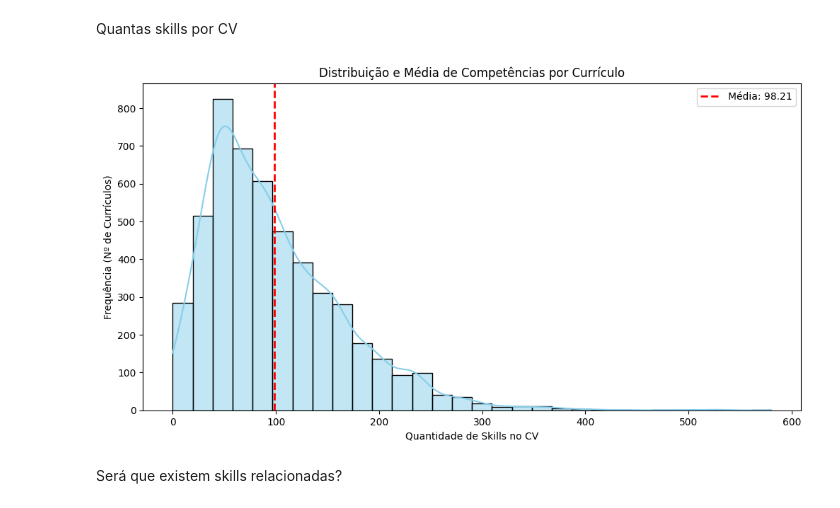
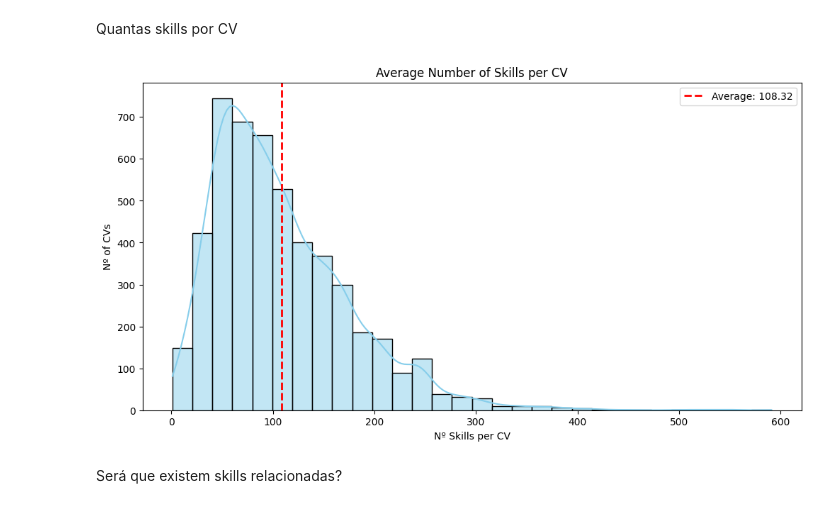
Before and after one commit to danielpiresribeiro123-code/cv_analyser_research, a Jupyter notebook: EDA_raw.ipynb, the cells around one changed output. Cells and saved outputs as stored; diff of their text form; code cells hidden in the pictures.

```diff
--- a/EDA_raw.ipynb
+++ b/EDA_raw.ipynb
@@ -107,3 +109,11 @@ df_skills['skills_list'] = df_skills['annotations'].apply(extract_skills)
 
 # Optional: If you want a single string separated by commas instead of a list:
 # df_skills['skills_string'] = df_skills['skills_list'].apply(lambda x: ", ".join(x))
+# %%
+#Remover vazios
+df_skills = df_skills[df_skills['skills_list'].apply(len) > 0].copy()
+
+df_skills = df_skills.reset_index(drop=True)
+
+print(f"Novo total de CVs: {len(df_skills)}")
+print(df_skills.head())
@@ -342,21 +365,19 @@ Name: count, Length: 12569, dtype: int64
 Quantas skills por CV
 # %%
 
-
-df_skills['n_skills'] = df_skills['skills_list'].apply(len)
-media_skills = df_skills['n_skills'].mean()
+media_skills = df_skills['num_annon'].mean()
 
 plt.figure(figsize=(12, 6))
-sns.histplot(df_skills['n_skills'], bins=30, kde=True, color='skyblue')
-plt.axvline(media_skills, color='red', linestyle='--', linewidth=2, label=f'Média: {media_skills:.2f}')
+sns.histplot(df_skills['num_annon'], bins=30, kde=True, color='skyblue')
+plt.axvline(media_skills, color='red', linestyle='--', linewidth=2, label=f'Average: {media_skills:.2f}')
 
-plt.title('Distribuição e Média de Competências por Currículo')
-plt.xlabel('Quantidade de Skills no CV')
-plt.ylabel('Frequência (Nº de Currículos)')
+plt.title('Average Number of Skills per CV')
+plt.xlabel('Nº Skills per CV')
+plt.ylabel('Nº of CVs')
 plt.legend()
 plt.show()
 # %% [output]
-[figure, old version]
+[figure, new version]
 # %% [markdown]
 Será que existem skills relacionadas?
 # %%
```
Also changed, not shown: parts of 18 cells of this notebook, 20 other files.
